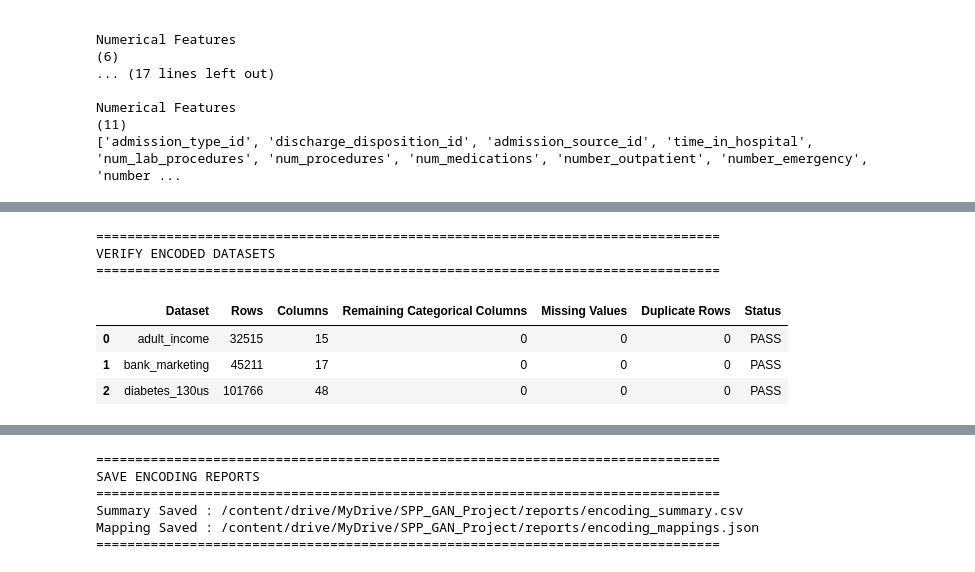
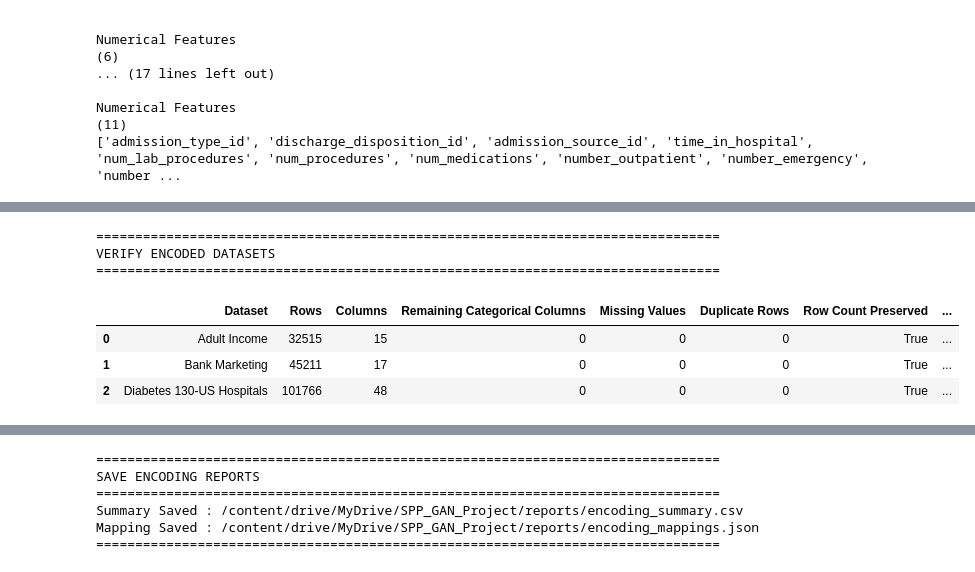
Before and after one commit to amzad-786githumb/Privacy-Preserving-Synthetic-Tabular-Data-Generation-Using-Generative-Adversarial-Networks, a Jupyter notebook: 02_Data_Preprocessing.ipynb, the cells around one changed output, grey strips where cells are left out. Saved outputs shown, nothing was run; the diff lists cells and outputs as text; code cells hidden in the pictures.

```diff
--- a/02_Data_Preprocessing.ipynb
+++ b/02_Data_Preprocessing.ipynb
@@ -9630,28 +11631,30 @@ print("=" * 80)
 for dataset_name, mapping in ENCODING_MAPPINGS.items():
 
     print("\n" + "=" * 80)
-
     print(DATASETS[dataset_name]["name"])
-
     print("=" * 80)
 
-    if len(mapping) == 0:
+    if not mapping:
 
         print("No categorical features encoded.")
-
         continue
 
-    for feature, values in mapping.items():
+    for feature, mapping_info in mapping.items():
 
-        print("\nFeature:", feature)
+        print(f"\nFeature: {feature}")
+        print("-" * 60)
 
-        print("-" * 50)
+        category_to_code = mapping_info["category_to_code"]
 
-        for encoded_value, original_value in values.items():
+        for category, encoded_value in category_to_code.items():
 
             print(
-                f"{encoded_value:<5} → {original_value}"
+                f"{encoded_value:<5} → {category}"
             )
+
+print("=" * 80)
+print("Encoding mapping display completed.")
+print("=" * 80)
 # %% [output]
 ================================================================================
 ENCODING MAPPINGS
@@ -9725,47 +11728,89 @@ for dataset_name, df in ENCODED_DATASETS.items():
         df.duplicated().sum()
     )
 
+    original_df = FINAL_CLEAN_DATASETS[dataset_name]
+
+    row_count_valid = len(df) == len(original_df)
+
+    column_count_valid = df.shape[1] == original_df.shape[1]
+
     status = (
         "PASS"
         if (
             categorical == 0
             and missing == 0
+            and duplicates == 0
+            and row_count_valid
+            and column_count_valid
         )
         else "WARNING"
     )
 
     ENCODED_VERIFICATION.append({
 
-        "Dataset": dataset_name,
+        "Dataset":
+            DATASETS[dataset_name]["name"],
 
-        "Rows": len(df),
+        "Rows":
+            len(df),
 
-        "Columns": df.shape[1],
+        "Columns":
+            df.shape[1],
 
-        "Remaining Categorical Columns": categorical,
+        "Remaining Categorical Columns":
+            categorical,
 
-        "Missing Values": missing,
+        "Missing Values":
+            missing,
 
-        "Duplicate Rows": duplicates,
+        "Duplicate Rows":
+            duplicates,
 
-        "Status": status
+        "Row Count Preserved":
+            row_count_valid,
+
+        "Column Count Preserved":
+            column_count_valid,
+
+        "Status":
+            status
 
     })
 
 
 ENCODED_VERIFICATION_DF = pd.DataFrame(
     ENCODED_VERIFICATION
 )
 
-display(ENCODED_VERIFICATION_DF)
+display(
+    ENCODED_VERIFICATION_DF
+)
 
 print("=" * 80)
+
+if (
+    not ENCODED_VERIFICATION_DF.empty
+    and
+    (ENCODED_VERIFICATION_DF["Status"] == "PASS").all()
+):
+
+    print("✓ All encoded datasets passed verification.")
+    print("✓ No categorical columns remain.")
+    print("✓ No missing values remain.")
+    print("✓ No duplicate rows remain.")
+    print("✓ Row and column counts are preserved.")
+
+else:
+
+    print("⚠ One or more encoded datasets require attention.")
+
+print("=" * 80)
 # %% [output]
 ================================================================================
 VERIFY ENCODED DATASETS
 ================================================================================
-|  | Dataset | Rows | Columns | Remaining Categorical Columns | Missing Values | Duplicate Rows | Status |
-| 0 | adult_income | 32515 | 15 | 0 | 0 | 0 | PASS |
-| 1 | bank_marketing | 45211 | 17 | 0 | 0 | 0 | PASS |
-| 2 | diabetes_130us | 101766 | 48 | 0 | 0 | 0 | PASS |
+|  | Dataset | Rows | Columns | Remaining Categorical Columns | Missing Values | Duplicate Rows | Row Count Preserved | ... |
+| 0 | Adult Income | 32515 | 15 | 0 | 0 | 0 | True | ... |
+| 1 | Bank Marketing | 45211 | 17 | 0 | 0 | 0 | True | ... |
+| 2 | Diabetes 130-US Hospitals | 101766 | 48 | 0 | 0 | 0 | True | ... |
 ================================================================================
```
Also changed, not shown: parts of 139 cells of this notebook.
